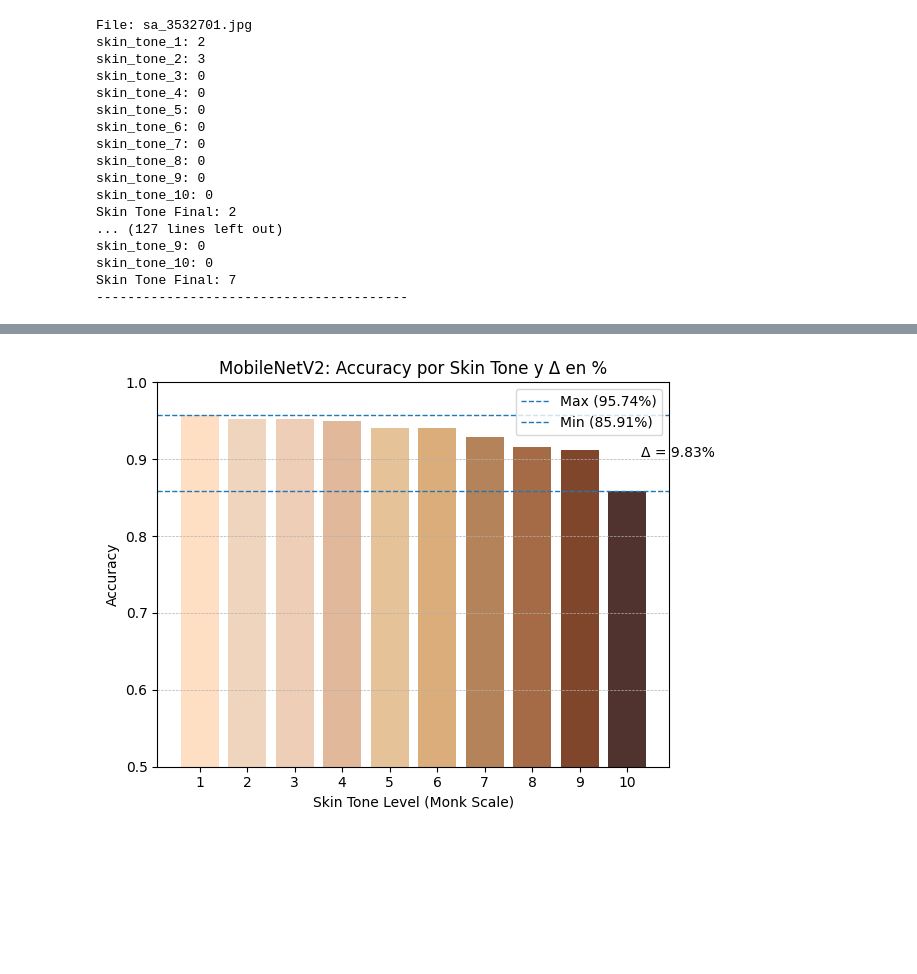
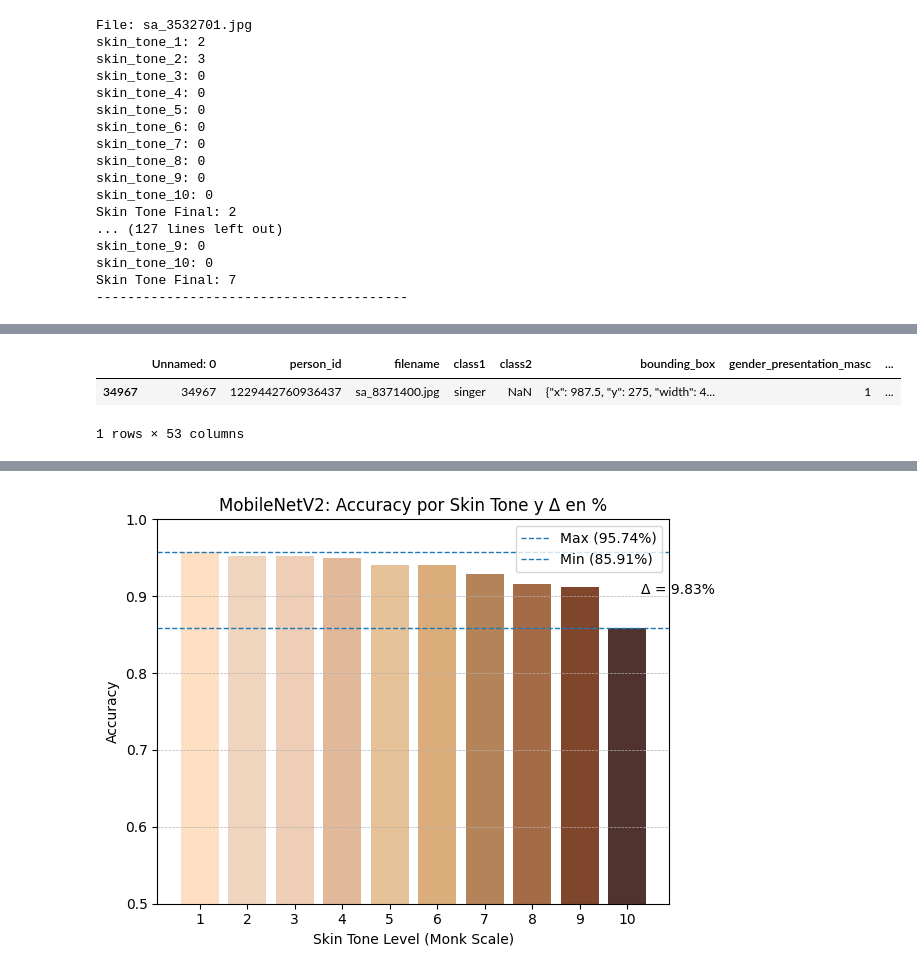
Before and after one commit to DiegoPaezA/MoQ-NAS, a Jupyter notebook: facet_data/facet_dataset.ipynb, the cells around one changed output, grey strips where cells are left out. Cells and saved outputs as stored; diff of their text form; code cells hidden in the pictures; blank space fills up the shorter version.

```diff
--- a/facet_data/facet_dataset.ipynb
+++ b/facet_data/facet_dataset.ipynb
@@ -134,3 +223,9 @@ df_ann_out.to_csv(out_path, index=False)
+# %%
+df_ann[df_ann['filename'] == 'sa_8371400.jpg']
+# %% [output]
+|  | Unnamed: 0 | person_id | filename | class1 | class2 | bounding_box | gender_presentation_masc | ... |
+| 34967 | 34967 | 1229442760936437 | sa_8371400.jpg | singer | NaN | {"x": 987.5, "y": 275, "width": 4... | 1 | ... |
+1 rows × 53 columns
 # %%
 import matplotlib.pyplot as plt
 
```
Also changed, not shown: parts of 11 cells of this notebook.
